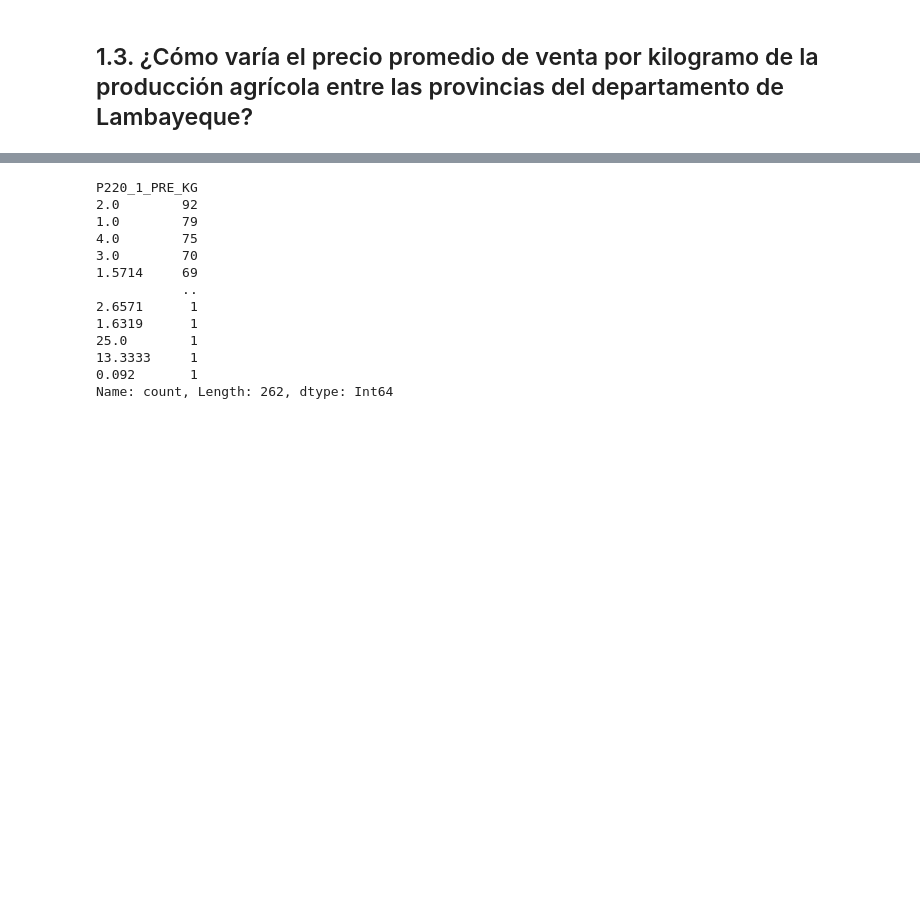
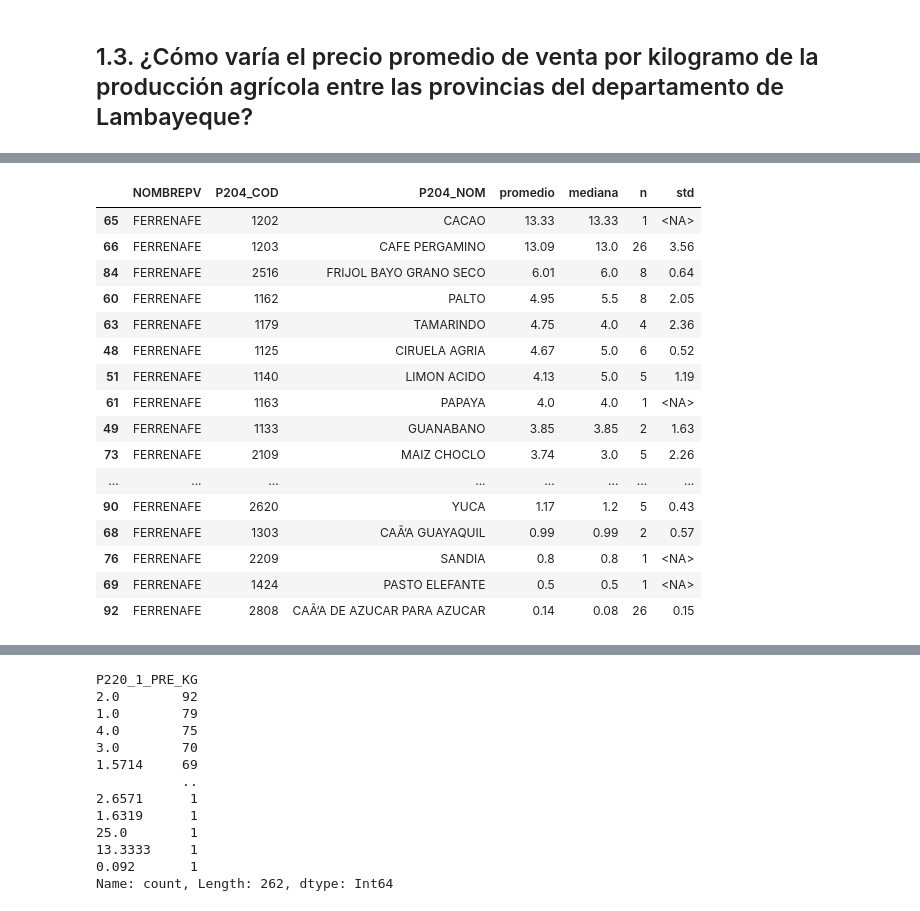
Before and after one commit to matiasrg/Proyecto-PCDA, a Jupyter notebook: scripts/02_CAP200AB.ipynb, the cells around one changed output, grey strips where cells are left out. Cells and saved outputs as stored; diff of their text form; code cells hidden in the pictures; blank space fills up the shorter version.

```diff
--- a/scripts/02_CAP200AB.ipynb
+++ b/scripts/02_CAP200AB.ipynb
@@ -348,0 +381,15 @@ plt.show()
+# %%
+resumen_cultivos_pre_lambayeque = (
+    df_lambayeque
+    .dropna(subset=["P204_NOM", "P220_1_PRE_KG"])
+    .groupby(["NOMBREPV", "P204_COD", "P204_NOM"])["P220_1_PRE_KG"]
+    .agg(
+        promedio="mean",
+        mediana="median",
+        n="count",
+        std="std"
+    )
+    .reset_index()
+    .round(2)
+)
+resumen_cultivos_pre_lambayeque
@@ -348,0 +410,29 @@ plt.show()
+# %%
+ranking_ferre = (
+    resumen_cultivos_pre_lambayeque[
+        resumen_cultivos_pre_lambayeque["NOMBREPV"].str.contains(
+            "FERRENAFE", case=False, na=False
+        )
+    ]
+    .sort_values("promedio", ascending=False)
+)
+
+ranking_ferre
+# %% [output]
+|  | NOMBREPV | P204_COD | P204_NOM | promedio | mediana | n | std |
+| 65 | FERRENAFE | 1202 | CACAO | 13.33 | 13.33 | 1 | <NA> |
+| 66 | FERRENAFE | 1203 | CAFE PERGAMINO | 13.09 | 13.0 | 26 | 3.56 |
+| 84 | FERRENAFE | 2516 | FRIJOL BAYO GRANO SECO | 6.01 | 6.0 | 8 | 0.64 |
+| 60 | FERRENAFE | 1162 | PALTO | 4.95 | 5.5 | 8 | 2.05 |
+| 63 | FERRENAFE | 1179 | TAMARINDO | 4.75 | 4.0 | 4 | 2.36 |
+| 48 | FERRENAFE | 1125 | CIRUELA AGRIA | 4.67 | 5.0 | 6 | 0.52 |
+| 51 | FERRENAFE | 1140 | LIMON ACIDO | 4.13 | 5.0 | 5 | 1.19 |
+| 61 | FERRENAFE | 1163 | PAPAYA | 4.0 | 4.0 | 1 | <NA> |
+| 49 | FERRENAFE | 1133 | GUANABANO | 3.85 | 3.85 | 2 | 1.63 |
+| 73 | FERRENAFE | 2109 | MAIZ CHOCLO | 3.74 | 3.0 | 5 | 2.26 |
+| ... | ... | ... | ... | ... | ... | ... | ... |
+| 90 | FERRENAFE | 2620 | YUCA | 1.17 | 1.2 | 5 | 0.43 |
+| 68 | FERRENAFE | 1303 | CAÃ‘A GUAYAQUIL | 0.99 | 0.99 | 2 | 0.57 |
+| 76 | FERRENAFE | 2209 | SANDIA | 0.8 | 0.8 | 1 | <NA> |
+| 69 | FERRENAFE | 1424 | PASTO ELEFANTE | 0.5 | 0.5 | 1 | <NA> |
+| 92 | FERRENAFE | 2808 | CAÃ‘A DE AZUCAR PARA AZUCAR | 0.14 | 0.08 | 26 | 0.15 |
```
Also changed, not shown: parts of 5 cells of this notebook, 1 other file.
